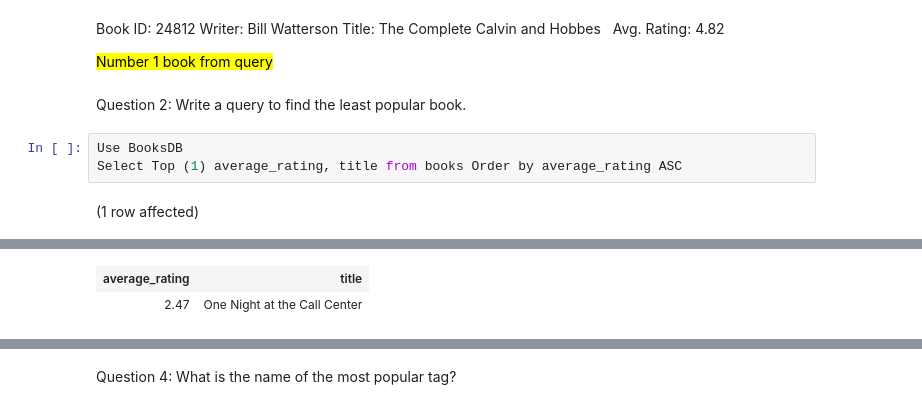
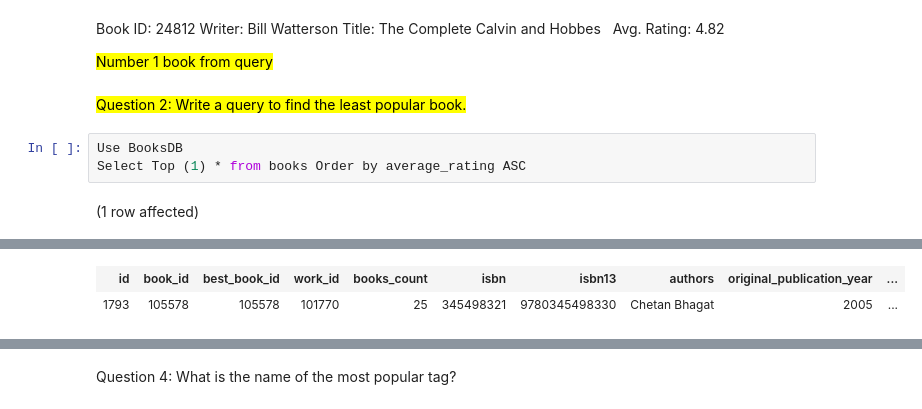
Before and after one commit to hollyhira/Studio-11-SQL-Part-1-Studio, a Jupyter notebook: SQL-Part-1-Studio.ipynb, the cells around one changed output, grey strips where cells are left out. Saved outputs shown, nothing was run; the diff lists cells and outputs as text.

```diff
--- a/SQL-Part-1-Studio.ipynb
+++ b/SQL-Part-1-Studio.ipynb
@@ -70,9 +54,9 @@ Book ID: 24812 Writer: Bill Watterson Title: The Complete Calvin and Hobbes
 
 <mark>Number 1 book from query</mark>
 # %% [markdown]
-Question 2: Write a query to find the least popular book.
+<mark>Question 2: Write a query to find the least popular book.</mark>
 # %%
 Use BooksDB
-Select Top (1) average_rating, title from books Order by average_rating ASC
+Select Top (1) * from books Order by average_rating ASC
 # %% [output]
 (1 row affected)
@@ -80,3 +64,3 @@ Total execution time: 00:00:00.078
-| average_rating | title |
-| 2.47 | One Night at the Call Center |
+| id | book_id | best_book_id | work_id | books_count | isbn | isbn13 | authors | original_publication_year | ... |
+| 1793 | 105578 | 105578 | 101770 | 25 | 345498321 | 9780345498330 | Chetan Bhagat | 2005 | ... |
 # %%
```
Also changed, not shown: parts of 8 cells of this notebook.
